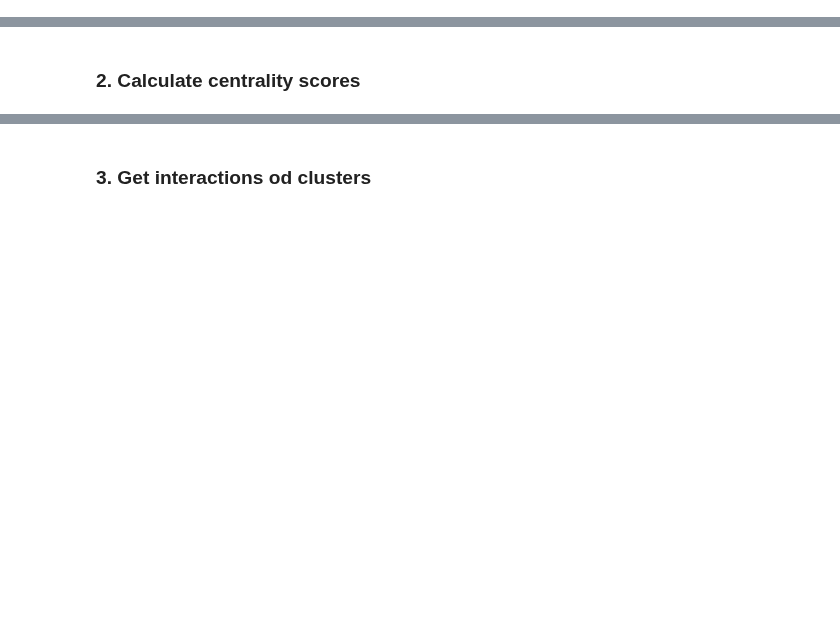
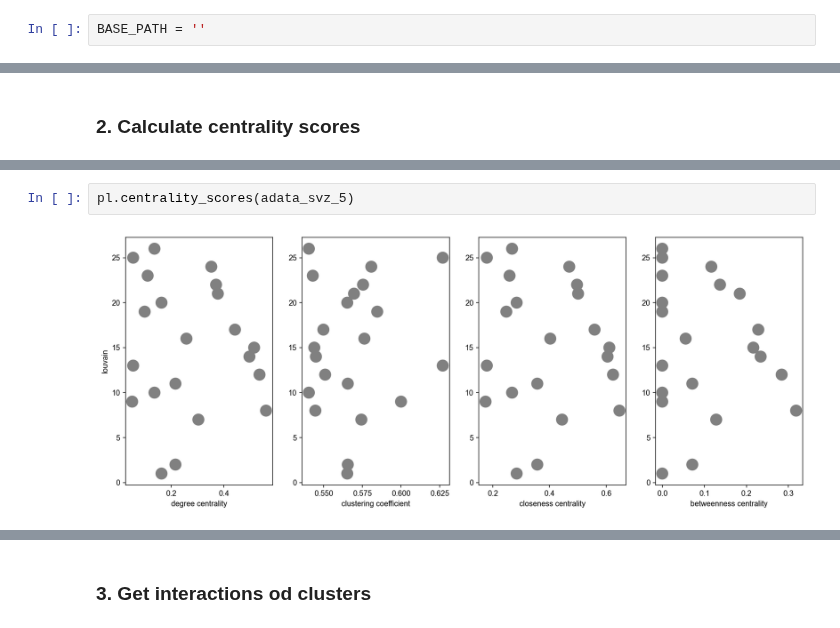
Before and after one commit to scverse/squidpy, a Jupyter notebook: notebooks/centrality_measures.ipynb, the cells around one changed output, grey strips where cells are left out. Cells and saved outputs as stored; diff of their text form; blank space fills up the shorter version.

Commit message:
new scanpy plotting functions

```diff
--- a/notebooks/centrality_measures.ipynb
+++ b/notebooks/centrality_measures.ipynb
@@ -23,3 +15,5 @@ BASE_PATH = '/Users/annaschaar/phd/datasets/2019_Eng_seqFISH/seqFISH-PLUS-master
+# %%
+BASE_PATH = ''
 # %% [markdown]
 ### 1. Build spatial graphs
 # %%
@@ -46,0 +53,4 @@ plot_cluster_centrality_scores(adata_svz_5)
+# %%
+pl.centrality_scores(adata_svz_5)
+# %% [output]
+[figure, added]
```
Also changed, not shown: parts of 19 cells of this notebook, 5 other files.
